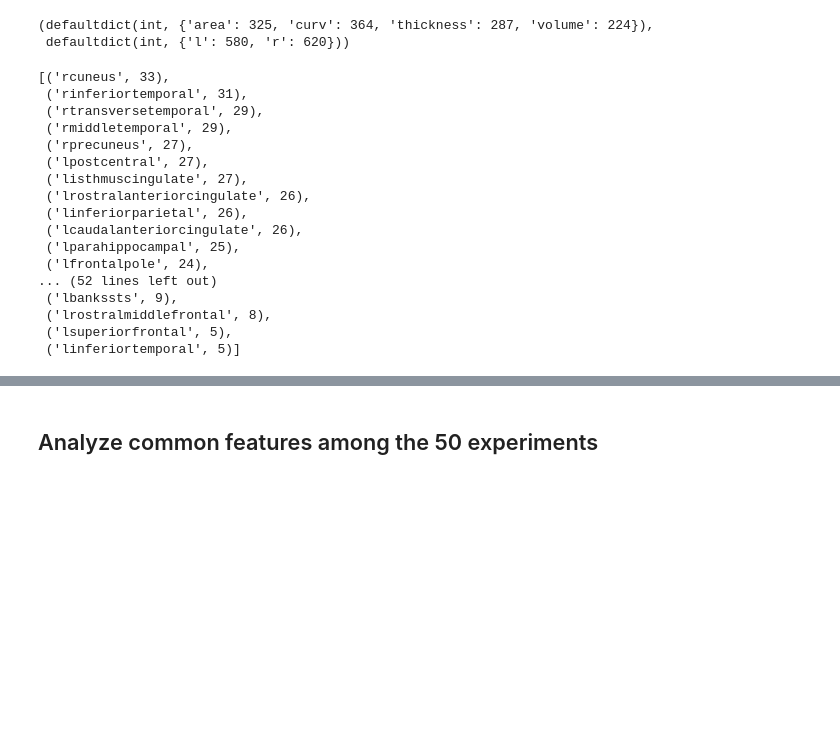
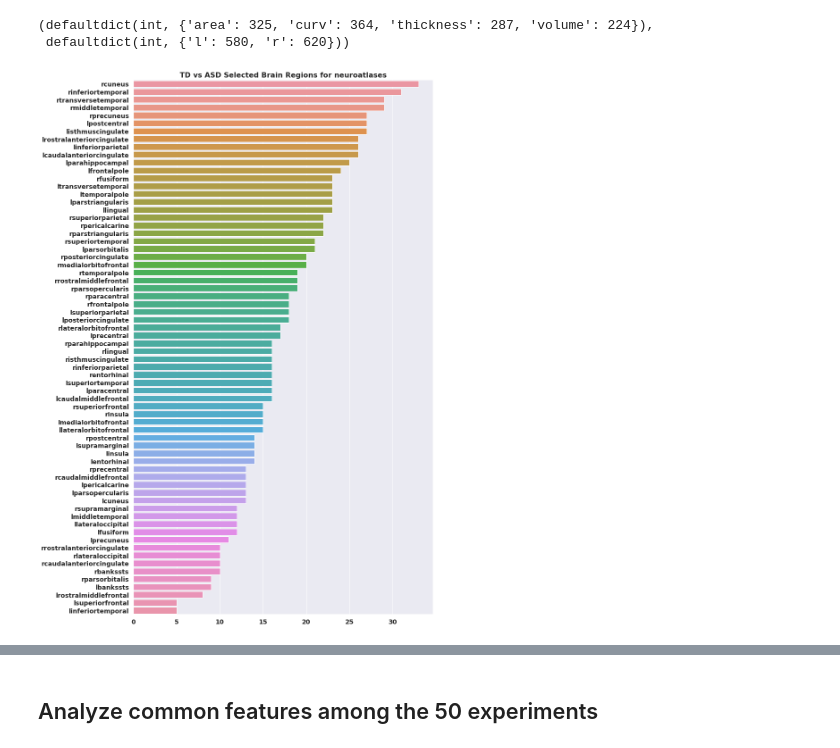
Before and after one commit to silk1100/behavioralProject, a Jupyter notebook: notebooks/13_Common_Features_Among_SRS.ipynb, the cells around one changed output, grey strips where cells are left out. Saved outputs shown, nothing was run; the diff lists cells and outputs as text; code cells hidden in the pictures; blank space fills up the shorter version.

Commit message:
working on neuro_atlas_analysis.py analysis_2()

```diff
--- a/notebooks/13_Common_Features_Among_SRS.ipynb
+++ b/notebooks/13_Common_Features_Among_SRS.ipynb
@@ -506,23 +684,17 @@ morph_cntr_NA, hemi_cntr_NA
 (defaultdict(int, {'area': 325, 'curv': 364, 'thickness': 287, 'volume': 224}),
  defaultdict(int, {'l': 580, 'r': 620}))
 # %%
-sorted(bname_cntr_NA.items(), key=lambda x: (x[1], x[0]), reverse=True)
+bname_cntr_NA_list = sorted(bname_cntr_NA.items(), key=lambda x: (x[1], x[0]), reverse=True)
-# %% [output]
-[('rcuneus', 33),
- ('rinferiortemporal', 31),
- ('rtransversetemporal', 29),
- ('rmiddletemporal', 29),
- ('rprecuneus', 27),
- ('lpostcentral', 27),
- ('listhmuscingulate', 27),
- ('lrostralanteriorcingulate', 26),
- ('linferiorparietal', 26),
- ('lcaudalanteriorcingulate', 26),
- ('lparahippocampal', 25),
- ('lfrontalpole', 24),
-... (52 lines left out)
- ('lbankssts', 9),
- ('lrostralmiddlefrontal', 8),
- ('lsuperiorfrontal', 5),
- ('linferiortemporal', 5)]
+# %%
+bname = list(map(lambda x: x[0], bname_cntr_NA_list))
+cnt = list(map(lambda x: x[1], bname_cntr_NA_list))
+fig = plt.figure(figsize=(12, 22))
+sns.barplot(y=bname, x=cnt)
+plt.yticks(fontweight='bold', fontsize=14)
+plt.xticks(fontweight='bold', fontsize=14)
+plt.title("TD vs ASD Selected Brain Regions for neuroatlases", font={'size':16, 'weight':'bold'})
+plt.savefig('TDvsASD_SHR_NA.png')
+plt.show()
+# %% [output]
+[figure, added]
 # %%
```
Also changed, not shown: parts of 30 cells of this notebook, 9 other files.
